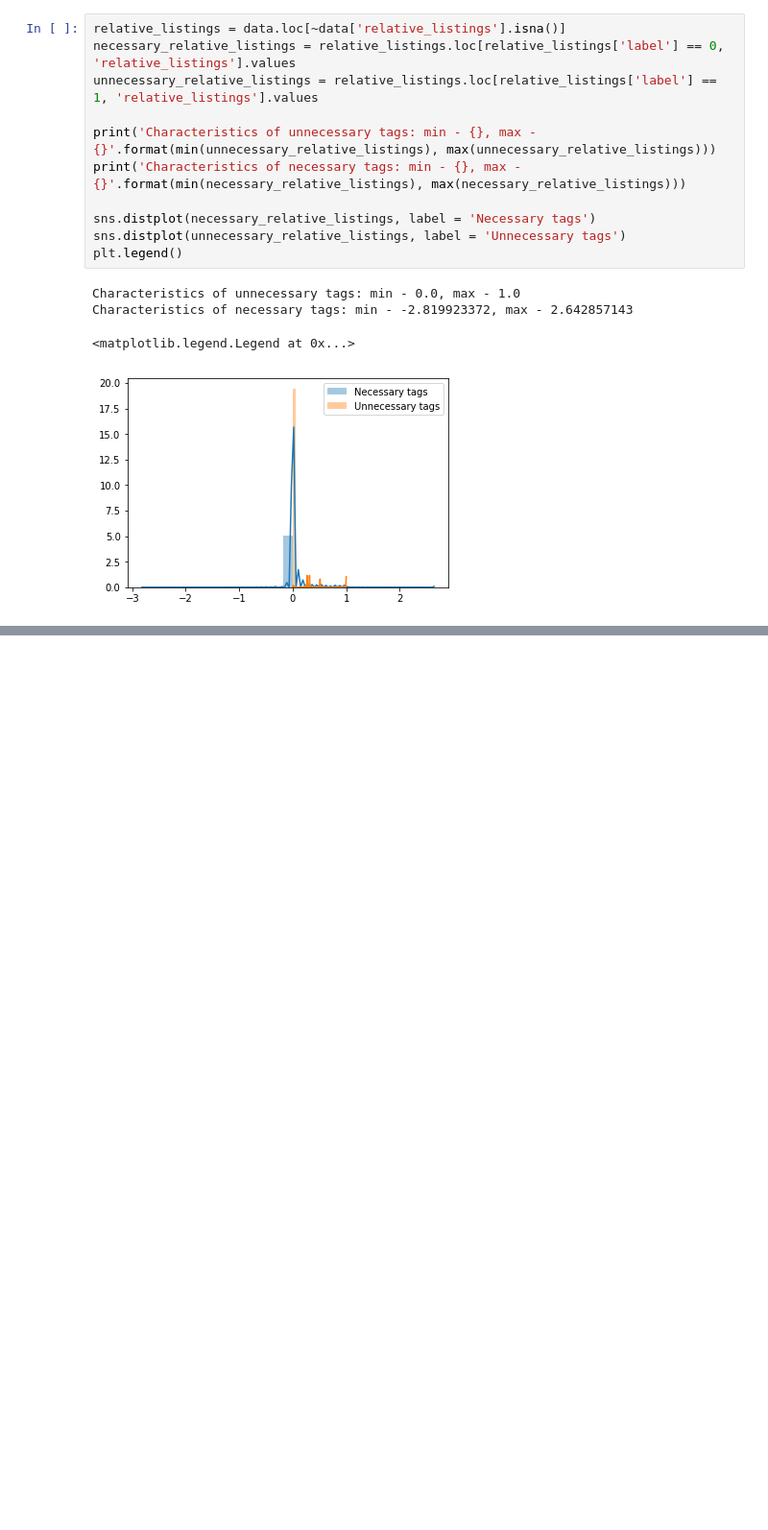
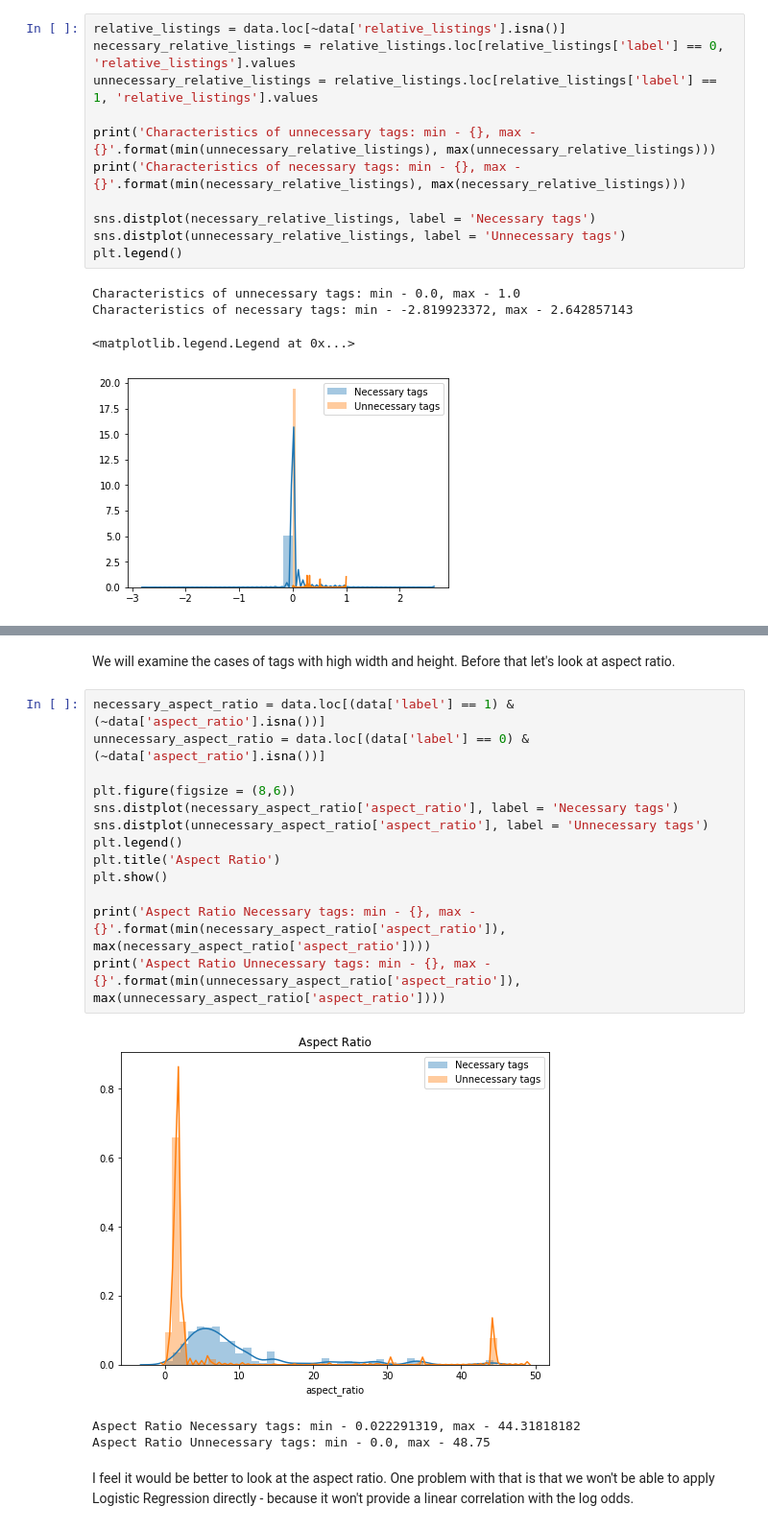
Before and after one commit to swaroop-nath/Semantic-Web-Parser, a Jupyter notebook: Second Model Preparation/eda_v2.ipynb, the cells around one changed output, grey strips where cells are left out. Shown at 96% size. Drawn from its saved outputs; the diff is of its cells as text; blank space fills up the shorter version.

```diff
--- a/Second Model Preparation/eda_v2.ipynb
+++ b/Second Model Preparation/eda_v2.ipynb
@@ -598,0 +738,21 @@ Characteristics of necessary tags: min - -2.819923372, max - 2.642857143
+# %% [markdown]
+We will examine the cases of tags with high width and height. Before that let's look at aspect ratio.
+# %%
+necessary_aspect_ratio = data.loc[(data['label'] == 1) & (~data['aspect_ratio'].isna())]
+unnecessary_aspect_ratio = data.loc[(data['label'] == 0) & (~data['aspect_ratio'].isna())]
+
+plt.figure(figsize = (8,6))
+sns.distplot(necessary_aspect_ratio['aspect_ratio'], label = 'Necessary tags')
+sns.distplot(unnecessary_aspect_ratio['aspect_ratio'], label = 'Unnecessary tags')
+plt.legend()
+plt.title('Aspect Ratio')
+plt.show()
+
+print('Aspect Ratio Necessary tags: min - {}, max - {}'.format(min(necessary_aspect_ratio['aspect_ratio']), max(necessary_aspect_ratio['aspect_ratio'])))
+print('Aspect Ratio Unnecessary tags: min - {}, max - {}'.format(min(unnecessary_aspect_ratio['aspect_ratio']), max(unnecessary_aspect_ratio['aspect_ratio'])))
+# %% [output]
+[figure, added]
+Aspect Ratio Necessary tags: min - 0.022291319, max - 44.31818182
+Aspect Ratio Unnecessary tags: min - 0.0, max - 48.75
+# %% [markdown]
+I feel it would be better to look at the aspect ratio. One problem with that is that we won't be able to apply Logistic Regression directly - because it won't provide a linear correlation with the log odds.
```
Also changed, not shown: parts of 35 cells of this notebook, 6 other files.
